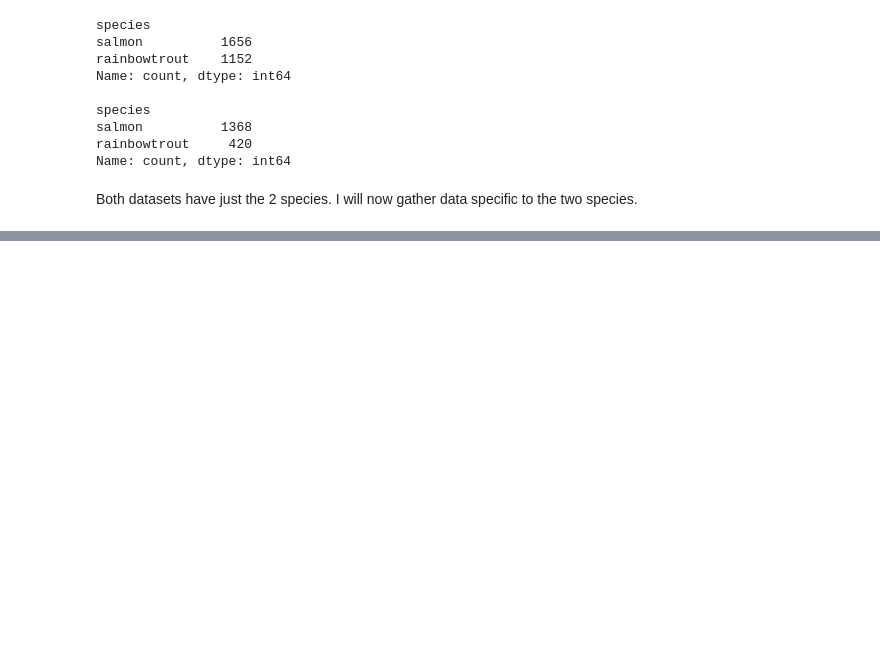
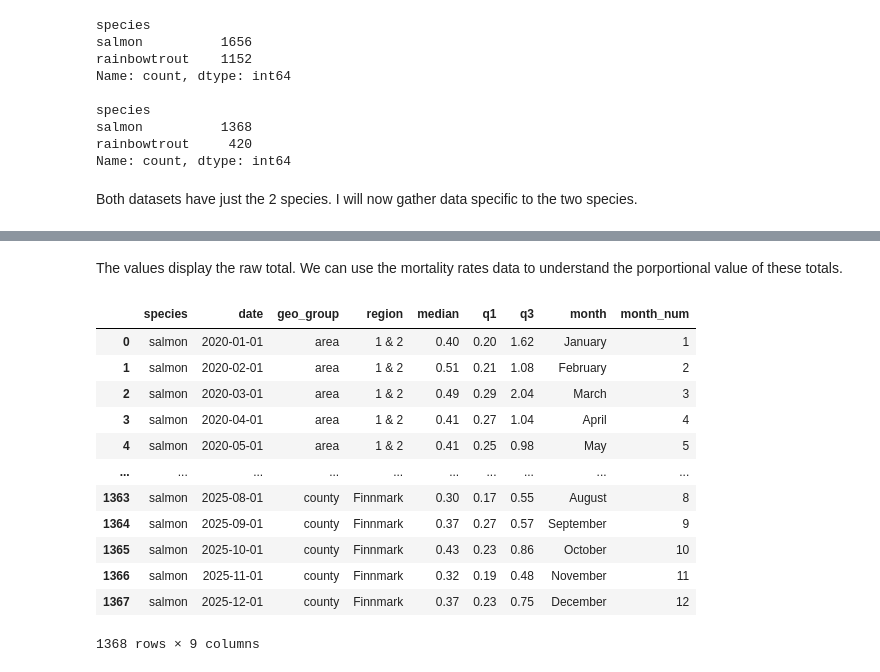
Before and after one commit to leenoah390/tidytuesday_practice, a Jupyter notebook: 20260317/tidy_tuesday-20260317.ipynb, the cells around one changed output, grey strips where cells are left out. Cells and saved outputs as stored; diff of their text form; code cells hidden in the pictures; blank space fills up the shorter version.

```diff
--- a/20260317/tidy_tuesday-20260317.ipynb
+++ b/20260317/tidy_tuesday-20260317.ipynb
@@ -141,0 +191,23 @@ plt.legend()
+# %% [markdown]
+The values display the raw total. We can use the mortality rates data to understand the porportional value of these totals.
+# %%
+# Formate data for Salmon mortality rates
+salmon_mortality = monthly_mortality_data[monthly_mortality_data['species']=='salmon'].reset_index().drop(['index'], axis=1) # Filter salmon species
+salmon_mortality['date'] = pd.to_datetime(salmon_mortality['date']) # Datetime column
+salmon_mortality['month'] = salmon_mortality['date'].dt.month_name() # Extract month names
+salmon_mortality['month_num'] = salmon_mortality['date'].dt.month # Extract month numbers for ordering puposes
+salmon_mortality
+# %% [output]
+|  | species | date | geo_group | region | median | q1 | q3 | month | month_num |
+| 0 | salmon | 2020-01-01 | area | 1 & 2 | 0.40 | 0.20 | 1.62 | January | 1 |
+| 1 | salmon | 2020-02-01 | area | 1 & 2 | 0.51 | 0.21 | 1.08 | February | 2 |
+| 2 | salmon | 2020-03-01 | area | 1 & 2 | 0.49 | 0.29 | 2.04 | March | 3 |
+| 3 | salmon | 2020-04-01 | area | 1 & 2 | 0.41 | 0.27 | 1.04 | April | 4 |
+| 4 | salmon | 2020-05-01 | area | 1 & 2 | 0.41 | 0.25 | 0.98 | May | 5 |
+| ... | ... | ... | ... | ... | ... | ... | ... | ... | ... |
+| 1363 | salmon | 2025-08-01 | county | Finnmark | 0.30 | 0.17 | 0.55 | August | 8 |
+| 1364 | salmon | 2025-09-01 | county | Finnmark | 0.37 | 0.27 | 0.57 | September | 9 |
+| 1365 | salmon | 2025-10-01 | county | Finnmark | 0.43 | 0.23 | 0.86 | October | 10 |
+| 1366 | salmon | 2025-11-01 | county | Finnmark | 0.32 | 0.19 | 0.48 | November | 11 |
+| 1367 | salmon | 2025-12-01 | county | Finnmark | 0.37 | 0.23 | 0.75 | December | 12 |
+1368 rows × 9 columns
```
Also changed, not shown: parts of 17 cells of this notebook, 2 other files.
